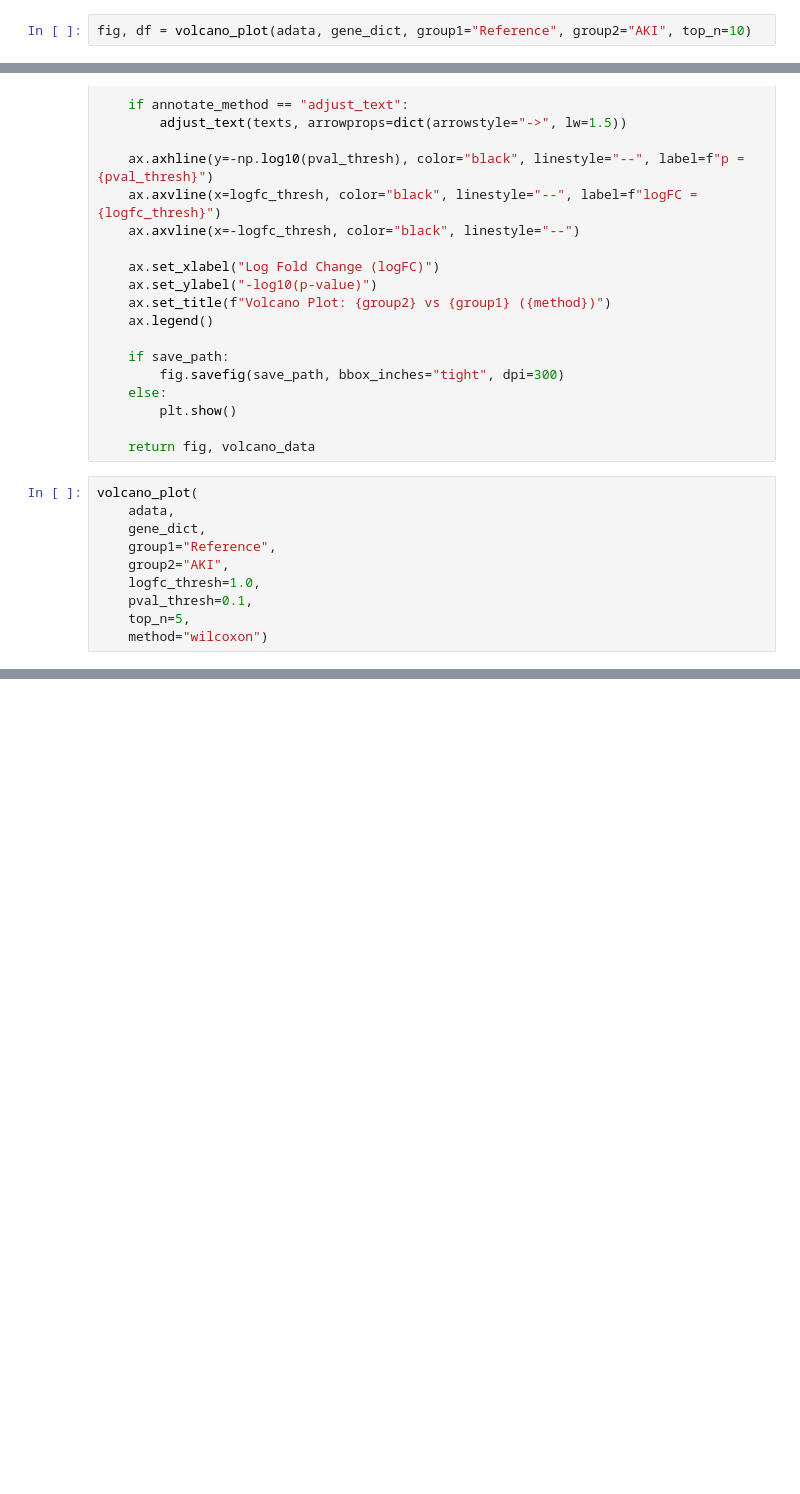
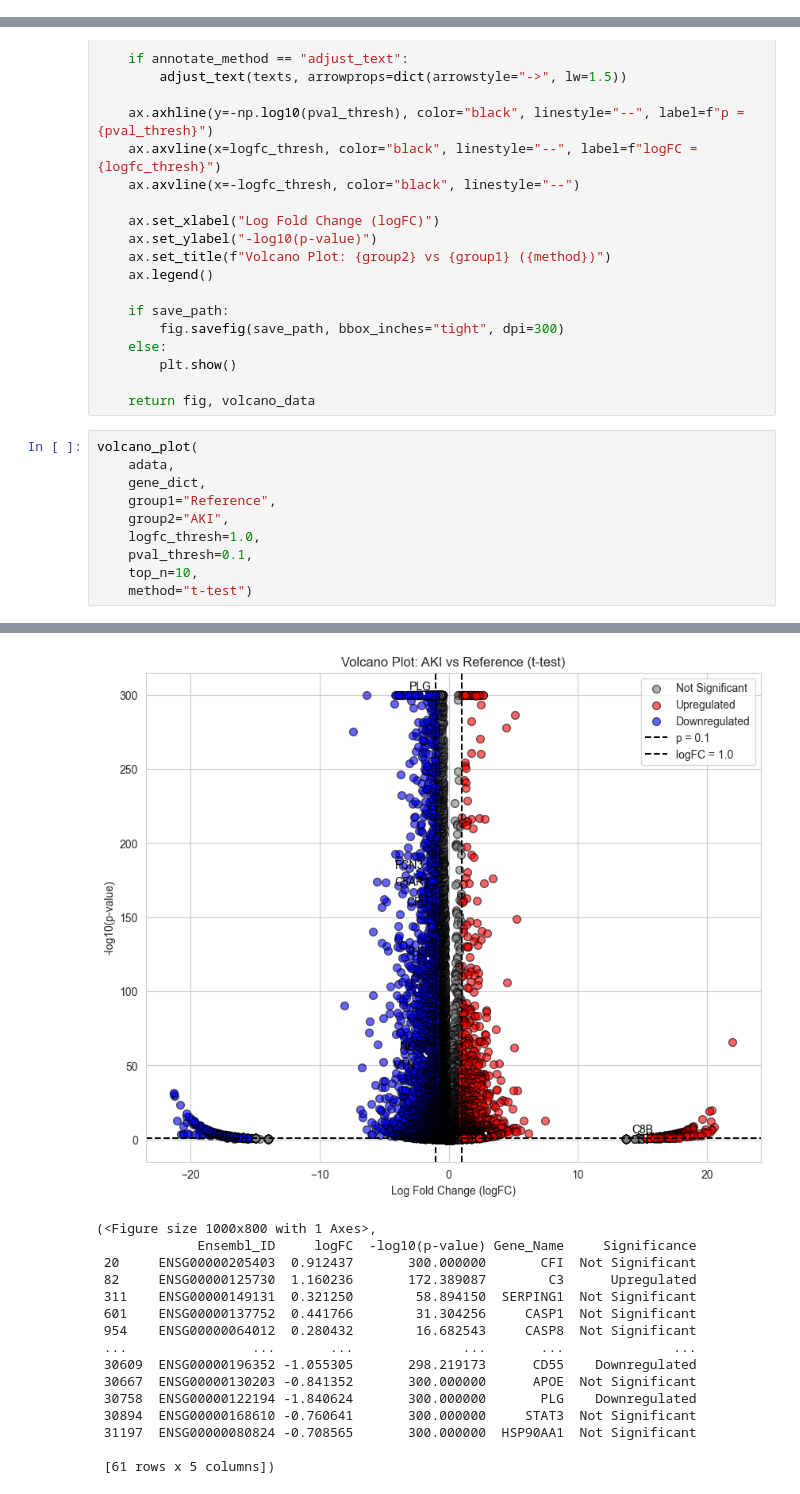
Before and after one commit to aumchampaneri/Biochemistry-BS, a Jupyter notebook: Complement in Disease/Plotting Test Suite.ipynb, the cells around one changed output, grey strips where cells are left out. Cells and saved outputs as stored; diff of their text form; blank space fills up the shorter version.

```diff
--- a/Complement in Disease/Plotting Test Suite.ipynb
+++ b/Complement in Disease/Plotting Test Suite.ipynb
@@ -342,2 +62,0 @@ def volcano_plot(
-# %%
-fig, df = volcano_plot(adata, gene_dict, group1="Reference", group2="AKI", top_n=10)
@@ -619,5 +225,6 @@ volcano_plot(
     group2="AKI",
     logfc_thresh=1.0,
     pval_thresh=0.1,
-    top_n=5,
-    method="wilcoxon")
+    top_n=10,
+    method="t-test")
+# %% [output]
@@ -623,0 +232,16 @@ volcano_plot(
+[figure, added]
+(<Figure size 1000x800 with 1 Axes>,
+             Ensembl_ID     logFC  -log10(p-value) Gene_Name     Significance
+ 20     ENSG00000205403  0.912437       300.000000       CFI  Not Significant
+ 82     ENSG00000125730  1.160236       172.389087        C3      Upregulated
+ 311    ENSG00000149131  0.321250        58.894150  SERPING1  Not Significant
+ 601    ENSG00000137752  0.441766        31.304256     CASP1  Not Significant
+ 954    ENSG00000064012  0.280432        16.682543     CASP8  Not Significant
+ ...                ...       ...              ...       ...              ...
+ 30609  ENSG00000196352 -1.055305       298.219173      CD55    Downregulated
+ 30667  ENSG00000130203 -0.841352       300.000000      APOE  Not Significant
+ 30758  ENSG00000122194 -1.840624       300.000000       PLG    Downregulated
+ 30894  ENSG00000168610 -0.760641       300.000000     STAT3  Not Significant
+ 31197  ENSG00000080824 -0.708565       300.000000  HSP90AA1  Not Significant
+
+ [61 rows x 5 columns])
```
Also changed, not shown: parts of 8 cells of this notebook.
